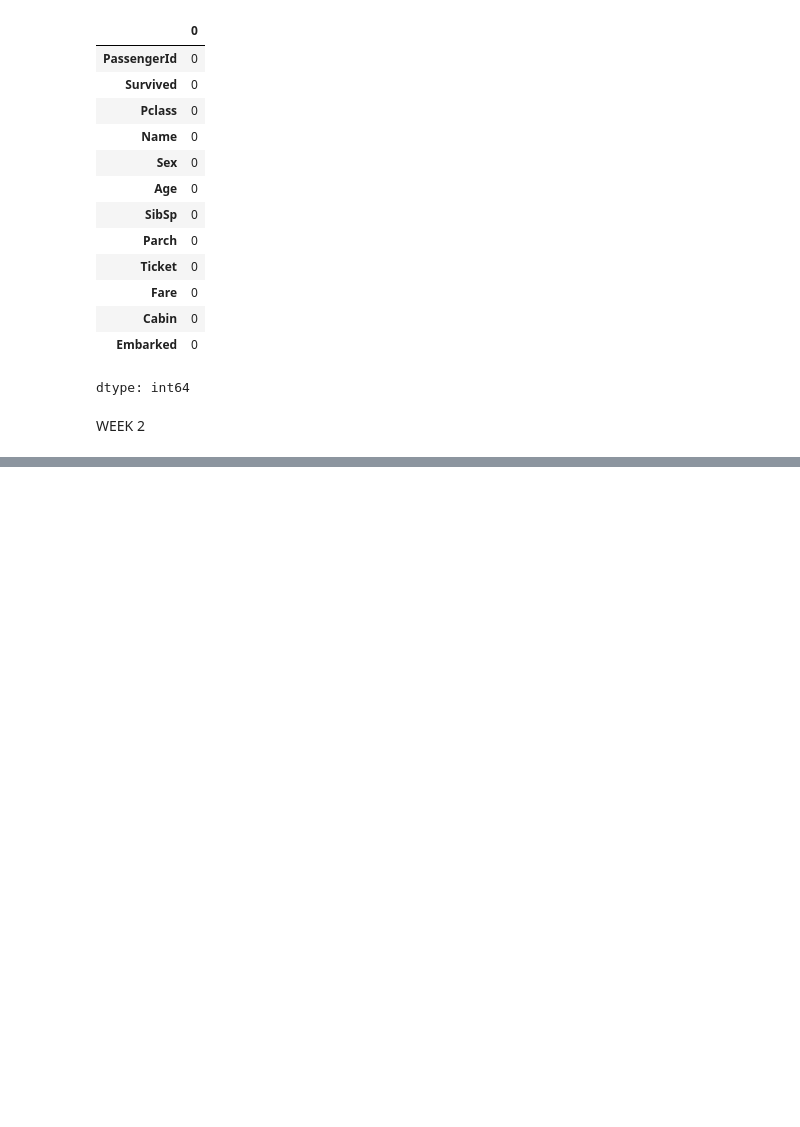
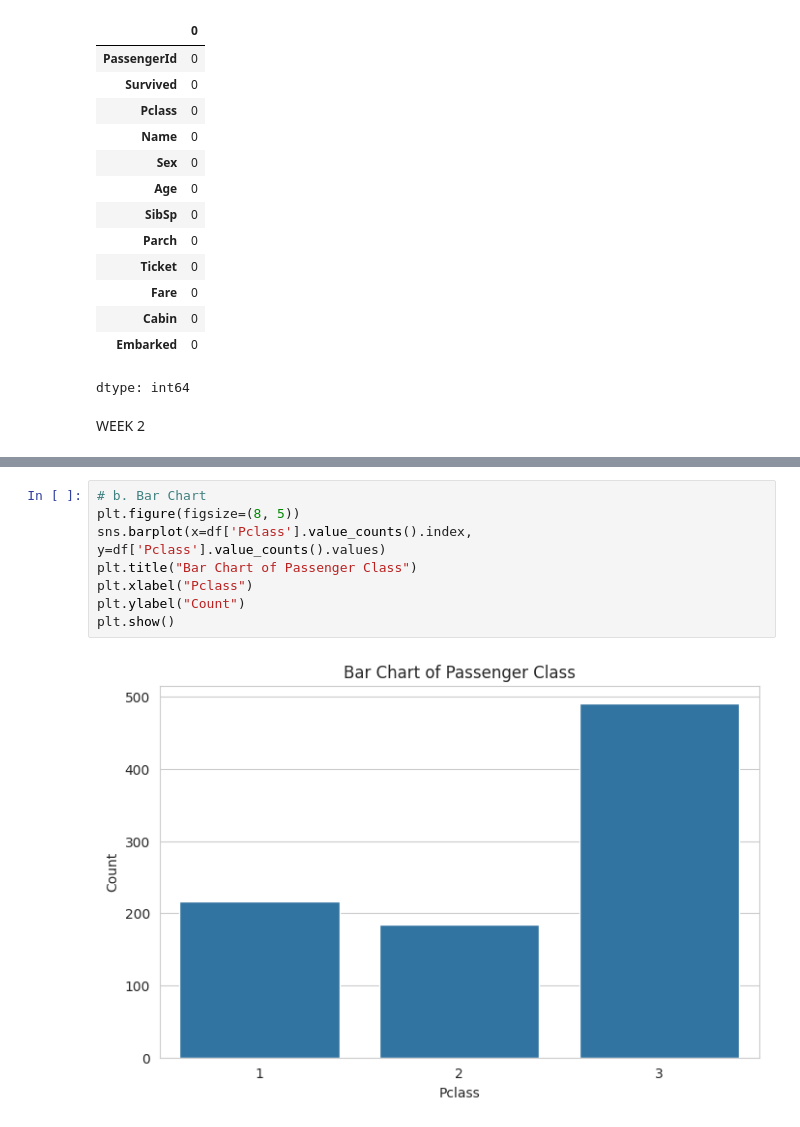
Before and after one commit to Sabir123556/Application-of-Data-mining-lab, a Jupyter notebook: ASSIGN_1(WEEK2).ipynb, the cells around one changed output, grey strips where cells are left out. Drawn from its saved outputs; the diff is of its cells as text; blank space fills up the shorter version.

```diff
--- a/ASSIGN_1(WEEK2).ipynb
+++ b/ASSIGN_1(WEEK2).ipynb
@@ -214,0 +212,10 @@ plt.gca().spines[['top', 'right',]].set_visible(False)
+# %%
+# b. Bar Chart
+plt.figure(figsize=(8, 5))
+sns.barplot(x=df['Pclass'].value_counts().index, y=df['Pclass'].value_counts().values)
+plt.title("Bar Chart of Passenger Class")
+plt.xlabel("Pclass")
+plt.ylabel("Count")
+plt.show()
+# %% [output]
+[figure, added]
```
Also changed, not shown: parts of 8 cells of this notebook.
